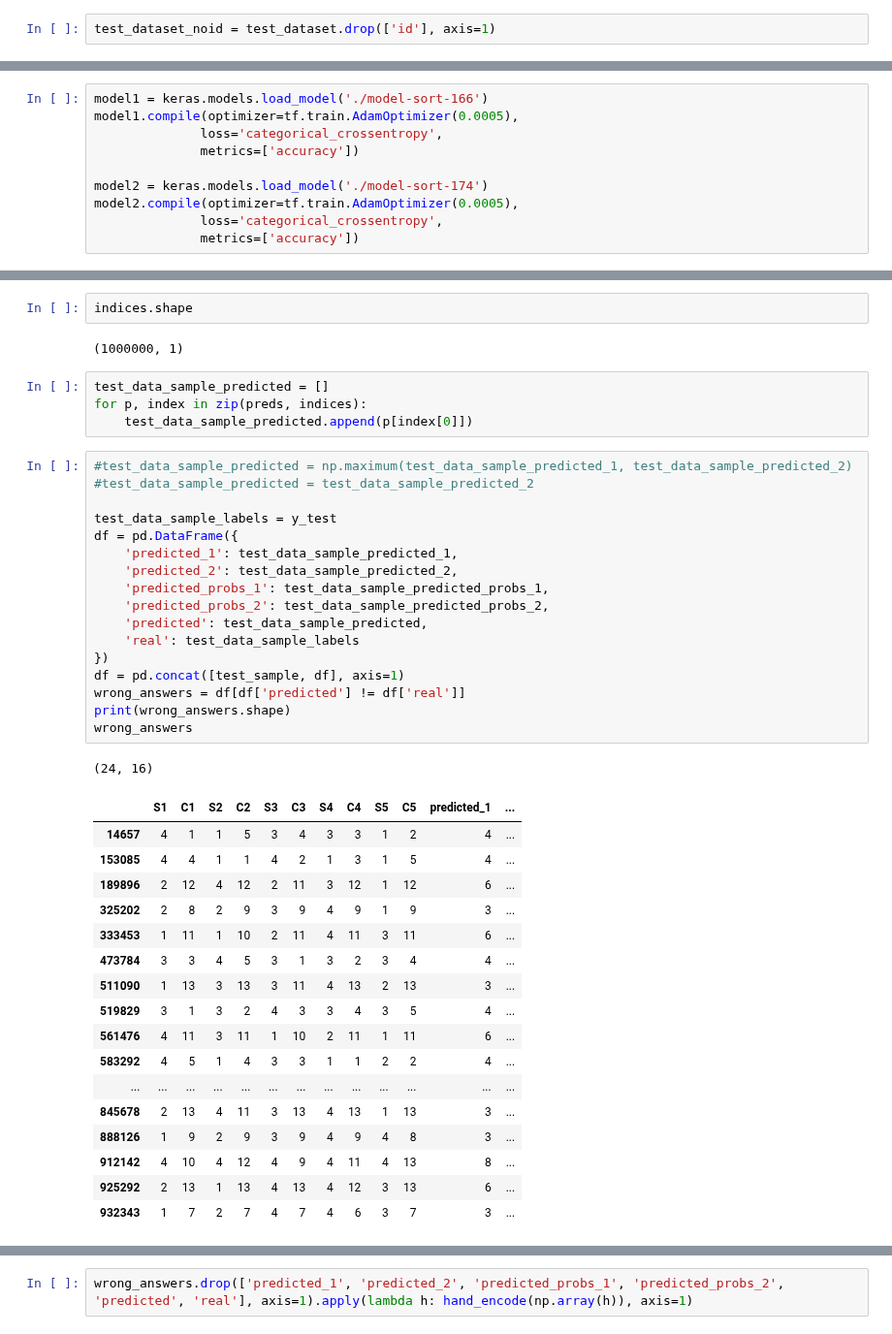
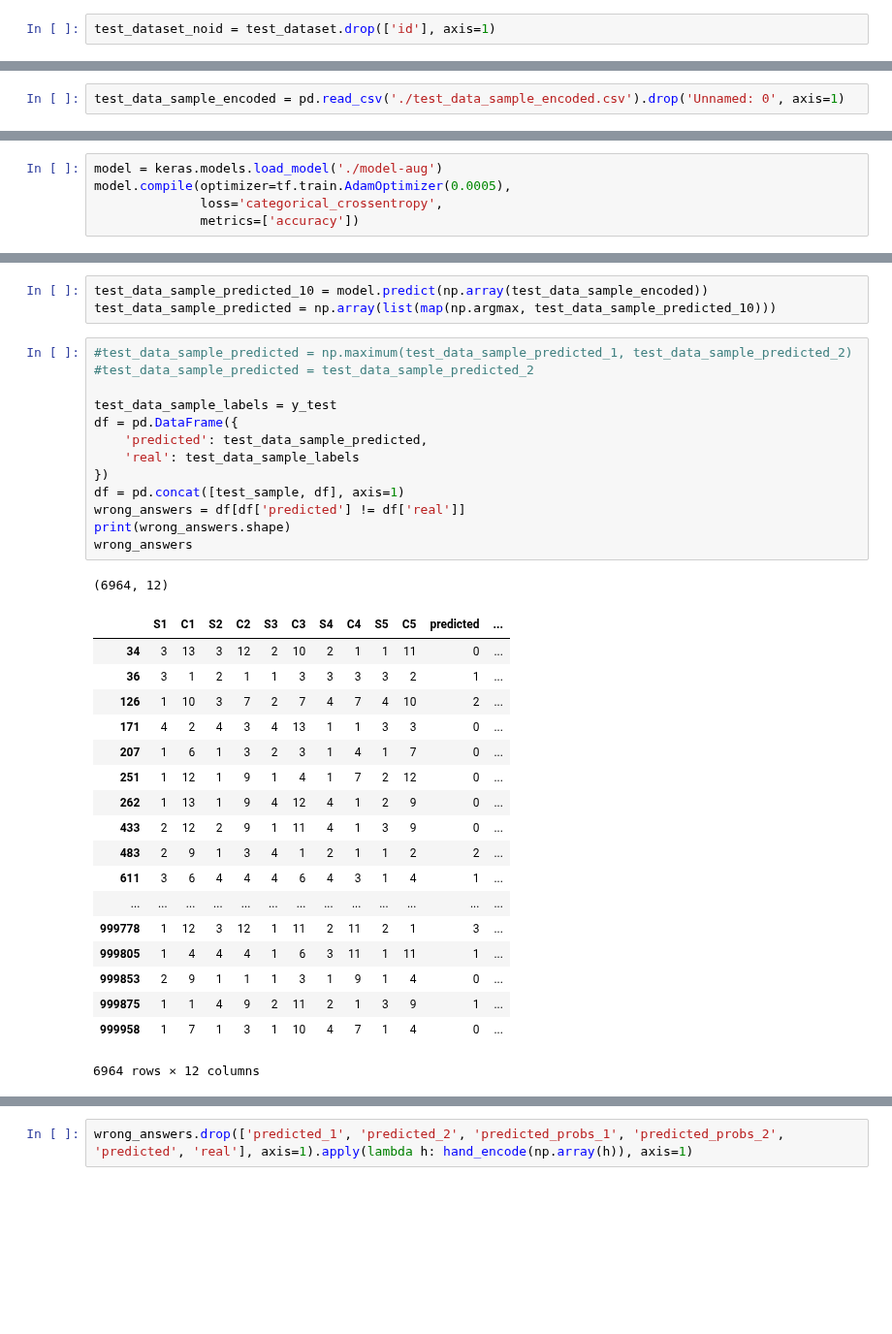
Before and after one commit to iPhaeton/kaggle-poker, a Jupyter notebook: Index_hotencode_aug.ipynb, the cells around one changed output, grey strips where cells are left out. Shown at 97% size. Cells and saved outputs as stored; diff of their text form; blank space fills up the shorter version.

Commit message:
Implement data-augmentation

```diff
--- a/Index_hotencode_aug.ipynb
+++ b/Index_hotencode_aug.ipynb
@@ -320,0 +336,2 @@ test_data_sample_encoded_2 = normalize(
+# %%
+test_data_sample_encoded = pd.read_csv('./test_data_sample_encoded.csv').drop('Unnamed: 0', axis=1)
@@ -321,11 +342,6 @@ test_data_sample_encoded_2 = normalize(
 # %%
-model1 = keras.models.load_model('./model-sort-166')
-model1.compile(optimizer=tf.train.AdamOptimizer(0.0005),
+model = keras.models.load_model('./model-aug')
+model.compile(optimizer=tf.train.AdamOptimizer(0.0005),
               loss='categorical_crossentropy',
               metrics=['accuracy'])
-
-model2 = keras.models.load_model('./model-sort-174')
-model2.compile(optimizer=tf.train.AdamOptimizer(0.0005),
-              loss='categorical_crossentropy',
-              metrics=['accuracy'])
 # %% [output]
@@ -367,47 +355,39 @@ indices = np.array(list(map(np.argmax, probs))).reshape(1000000,1)
-# %%
-indices.shape
-# %% [output]
-(1000000, 1)
-# %%
-test_data_sample_predicted = []
-for p, index in zip(preds, indices):
-    test_data_sample_predicted.append(p[index[0]])
+# %%
+test_data_sample_predicted_10 = model.predict(np.array(test_data_sample_encoded))
+test_data_sample_predicted = np.array(list(map(np.argmax, test_data_sample_predicted_10)))
 # %%
 #test_data_sample_predicted = np.maximum(test_data_sample_predicted_1, test_data_sample_predicted_2)
 #test_data_sample_predicted = test_data_sample_predicted_2
 
 test_data_sample_labels = y_test
 df = pd.DataFrame({
-    'predicted_1': test_data_sample_predicted_1,
-    'predicted_2': test_data_sample_predicted_2,
-    'predicted_probs_1': test_data_sample_predicted_probs_1,
-    'predicted_probs_2': test_data_sample_predicted_probs_2,
     'predicted': test_data_sample_predicted,
     'real': test_data_sample_labels
 })
 df = pd.concat([test_sample, df], axis=1)
 wrong_answers = df[df['predicted'] != df['real']]
 print(wrong_answers.shape)
 wrong_answers
 # %% [output]
-(24, 16)
+(6964, 12)
-|  | S1 | C1 | S2 | C2 | S3 | C3 | S4 | C4 | S5 | C5 | predicted_1 | ... |
-| 14657 | 4 | 1 | 1 | 5 | 3 | 4 | 3 | 3 | 1 | 2 | 4 | ... |
-| 153085 | 4 | 4 | 1 | 1 | 4 | 2 | 1 | 3 | 1 | 5 | 4 | ... |
-| 189896 | 2 | 12 | 4 | 12 | 2 | 11 | 3 | 12 | 1 | 12 | 6 | ... |
-| 325202 | 2 | 8 | 2 | 9 | 3 | 9 | 4 | 9 | 1 | 9 | 3 | ... |
-| 333453 | 1 | 11 | 1 | 10 | 2 | 11 | 4 | 11 | 3 | 11 | 6 | ... |
-| 473784 | 3 | 3 | 4 | 5 | 3 | 1 | 3 | 2 | 3 | 4 | 4 | ... |
-| 511090 | 1 | 13 | 3 | 13 | 3 | 11 | 4 | 13 | 2 | 13 | 3 | ... |
-| 519829 | 3 | 1 | 3 | 2 | 4 | 3 | 3 | 4 | 3 | 5 | 4 | ... |
-| 561476 | 4 | 11 | 3 | 11 | 1 | 10 | 2 | 11 | 1 | 11 | 6 | ... |
-| 583292 | 4 | 5 | 1 | 4 | 3 | 3 | 1 | 1 | 2 | 2 | 4 | ... |
+|  | S1 | C1 | S2 | C2 | S3 | C3 | S4 | C4 | S5 | C5 | predicted | ... |
+| 34 | 3 | 13 | 3 | 12 | 2 | 10 | 2 | 1 | 1 | 11 | 0 | ... |
+| 36 | 3 | 1 | 2 | 1 | 1 | 3 | 3 | 3 | 3 | 2 | 1 | ... |
+| 126 | 1 | 10 | 3 | 7 | 2 | 7 | 4 | 7 | 4 | 10 | 2 | ... |
+| 171 | 4 | 2 | 4 | 3 | 4 | 13 | 1 | 1 | 3 | 3 | 0 | ... |
+| 207 | 1 | 6 | 1 | 3 | 2 | 3 | 1 | 4 | 1 | 7 | 0 | ... |
+| 251 | 1 | 12 | 1 | 9 | 1 | 4 | 1 | 7 | 2 | 12 | 0 | ... |
+| 262 | 1 | 13 | 1 | 9 | 4 | 12 | 4 | 1 | 2 | 9 | 0 | ... |
+| 433 | 2 | 12 | 2 | 9 | 1 | 11 | 4 | 1 | 3 | 9 | 0 | ... |
+| 483 | 2 | 9 | 1 | 3 | 4 | 1 | 2 | 1 | 1 | 2 | 2 | ... |
+| 611 | 3 | 6 | 4 | 4 | 4 | 6 | 4 | 3 | 1 | 4 | 1 | ... |
 | ... | ... | ... | ... | ... | ... | ... | ... | ... | ... | ... | ... | ... |
-| 845678 | 2 | 13 | 4 | 11 | 3 | 13 | 4 | 13 | 1 | 13 | 3 | ... |
-| 888126 | 1 | 9 | 2 | 9 | 3 | 9 | 4 | 9 | 4 | 8 | 3 | ... |
-| 912142 | 4 | 10 | 4 | 12 | 4 | 9 | 4 | 11 | 4 | 13 | 8 | ... |
-| 925292 | 2 | 13 | 1 | 13 | 4 | 13 | 4 | 12 | 3 | 13 | 6 | ... |
-| 932343 | 1 | 7 | 2 | 7 | 4 | 7 | 4 | 6 | 3 | 7 | 3 | ... |
+| 999778 | 1 | 12 | 3 | 12 | 1 | 11 | 2 | 11 | 2 | 1 | 3 | ... |
+| 999805 | 1 | 4 | 4 | 4 | 1 | 6 | 3 | 11 | 1 | 11 | 1 | ... |
+| 999853 | 2 | 9 | 1 | 1 | 1 | 3 | 1 | 9 | 1 | 4 | 0 | ... |
+| 999875 | 1 | 1 | 4 | 9 | 2 | 11 | 2 | 1 | 3 | 9 | 1 | ... |
+| 999958 | 1 | 7 | 1 | 3 | 1 | 10 | 4 | 7 | 1 | 4 | 0 | ... |
+6964 rows × 12 columns
 # %%
 wrong_answers['real'].value_counts()
 # %% [output]
```
Also changed, not shown: parts of 15 cells of this notebook, 1 other file.
